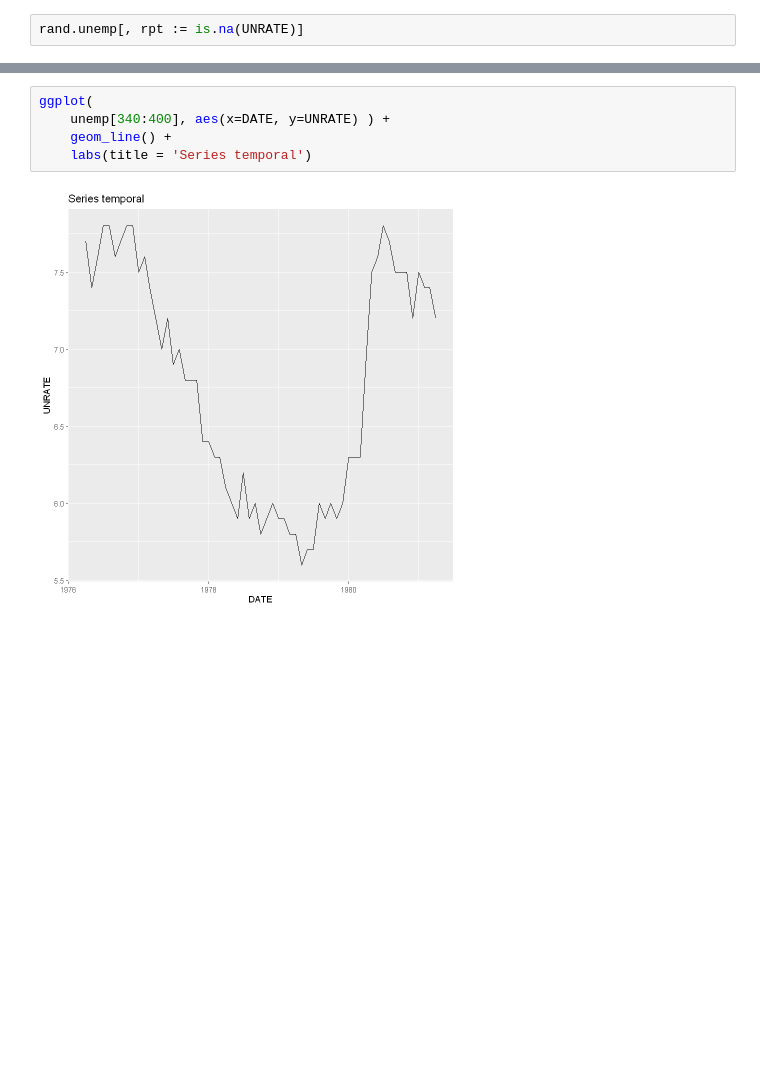
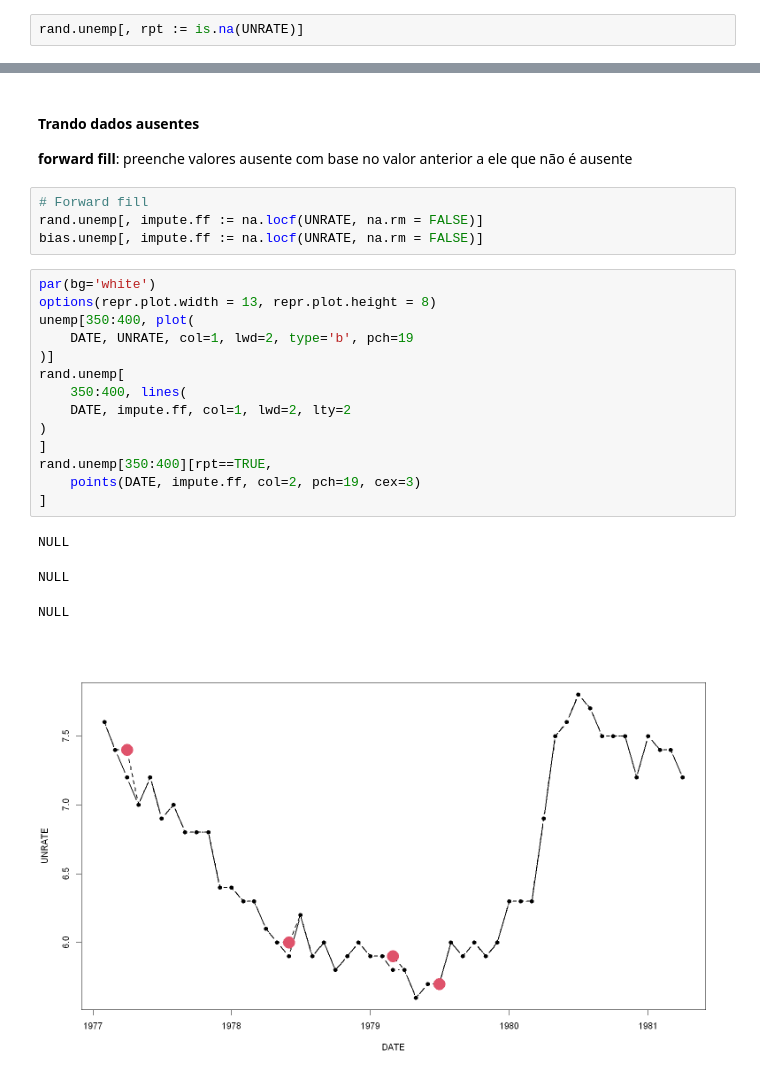
Before and after one commit to kaladabrio2020/analise-pratica-series-temporais_predicao-stats-ml, a Jupyter notebook: capitulo-2-encontrando-dados-e-usando-data-wrangling-com-st/limperza_r.ipynb, the cells around one changed output, grey strips where cells are left out. Cells and saved outputs as stored; diff of their text form; blank space fills up the shorter version.

Commit message:
Limpeza de dados, tratando ausentes em series temporais (imputação)

```diff
--- a/capitulo-2-encontrando-dados-e-usando-data-wrangling-com-st/limperza_r.ipynb
+++ b/capitulo-2-encontrando-dados-e-usando-data-wrangling-com-st/limperza_r.ipynb
@@ -116,7 +116,26 @@ A data.table: 2 × 3
-# %%
-ggplot(
-    unemp[340:400], aes(x=DATE, y=UNRATE) ) +
-    geom_line() +
-    labs(title = 'Series temporal')
-# %% [output]
-[figure, removed]
+# %% [markdown]
+#### Trando dados ausentes
+**forward fill**: preenche valores ausente com base no valor anterior a ele que não é ausente
+# %%
+# Forward fill
+rand.unemp[, impute.ff := na.locf(UNRATE, na.rm = FALSE)]
+bias.unemp[, impute.ff := na.locf(UNRATE, na.rm = FALSE)]
+# %%
+par(bg='white')
+options(repr.plot.width = 13, repr.plot.height = 8)
+unemp[350:400, plot(
+    DATE, UNRATE, col=1, lwd=2, type='b', pch=19
+)]
+rand.unemp[
+    350:400, lines(
+    DATE, impute.ff, col=1, lwd=2, lty=2
+)
+]
+rand.unemp[350:400][rpt==TRUE,
+    points(DATE, impute.ff, col=2, pch=19, cex=3)
+]
+# %% [output]
+NULL
+NULL
+NULL
+[figure, added]
```
Also changed, not shown: parts of 20 cells of this notebook, 2 other files.
